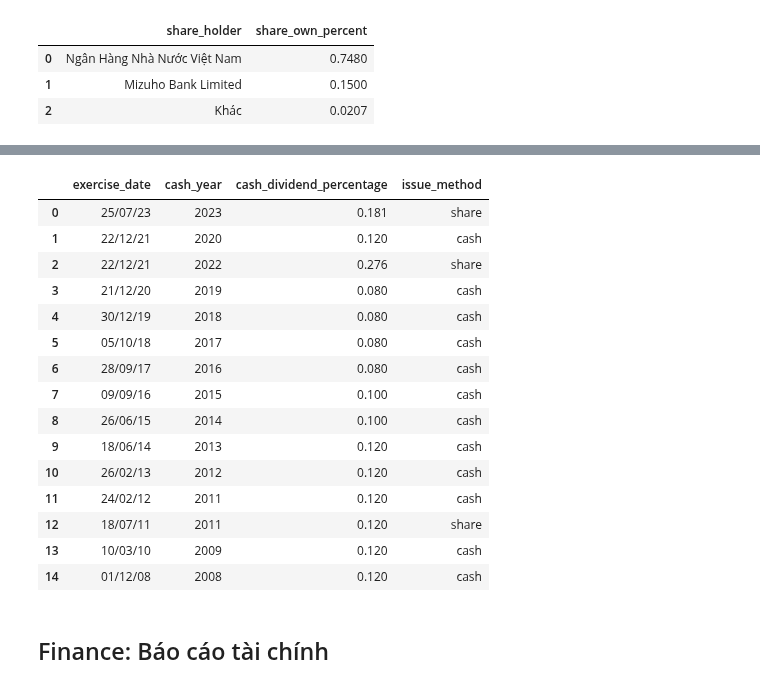
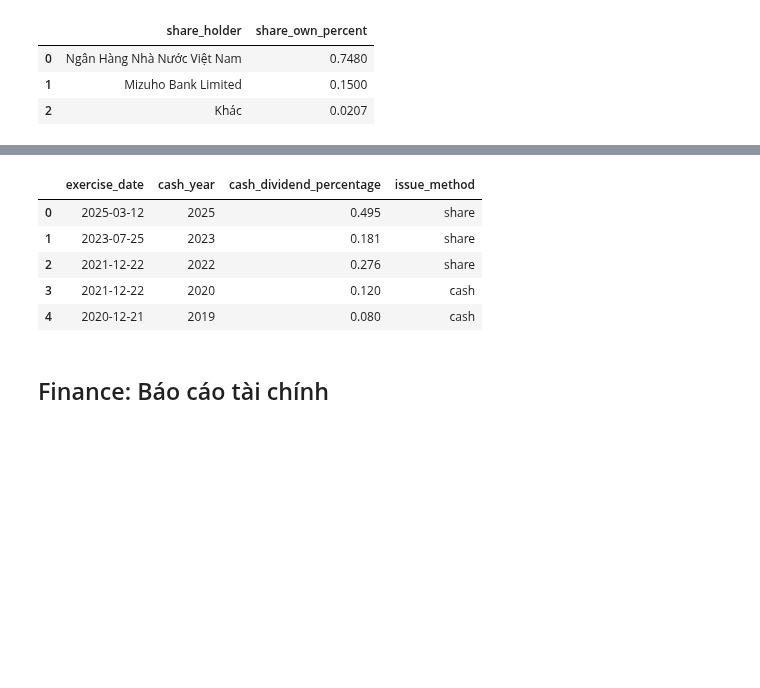
Before and after one commit to thinh-vu/vnstock, a Jupyter notebook: docs/1_vietnam_stock_vnstock3.ipynb, the cells around one changed output, grey strips where cells are left out. Saved outputs shown, nothing was run; the diff lists cells and outputs as text; code cells hidden in the pictures; blank space fills up the shorter version.

```diff
--- a/docs/1_vietnam_stock_vnstock3.ipynb
+++ b/docs/1_vietnam_stock_vnstock3.ipynb
@@ -494,22 +548,12 @@ company.news()
 # %%
-company.dividends()
+company.dividends().head()
 # %% [output]
 |  | exercise_date | cash_year | cash_dividend_percentage | issue_method |
-| 0 | 25/07/23 | 2023 | 0.181 | share |
-| 1 | 22/12/21 | 2020 | 0.120 | cash |
-| 2 | 22/12/21 | 2022 | 0.276 | share |
-| 3 | 21/12/20 | 2019 | 0.080 | cash |
-| 4 | 30/12/19 | 2018 | 0.080 | cash |
-| 5 | 05/10/18 | 2017 | 0.080 | cash |
-| 6 | 28/09/17 | 2016 | 0.080 | cash |
-| 7 | 09/09/16 | 2015 | 0.100 | cash |
-| 8 | 26/06/15 | 2014 | 0.100 | cash |
-| 9 | 18/06/14 | 2013 | 0.120 | cash |
-| 10 | 26/02/13 | 2012 | 0.120 | cash |
-| 11 | 24/02/12 | 2011 | 0.120 | cash |
-| 12 | 18/07/11 | 2011 | 0.120 | share |
-| 13 | 10/03/10 | 2009 | 0.120 | cash |
-| 14 | 01/12/08 | 2008 | 0.120 | cash |
+| 0 | 2025-03-12 | 2025 | 0.495 | share |
+| 1 | 2023-07-25 | 2023 | 0.181 | share |
+| 2 | 2021-12-22 | 2022 | 0.276 | share |
+| 3 | 2021-12-22 | 2020 | 0.120 | cash |
+| 4 | 2020-12-21 | 2019 | 0.080 | cash |
 # %% [markdown]
 ## Finance: Báo cáo tài chính
 # %%
```
Also changed, not shown: parts of 68 cells of this notebook, 2 other files.
